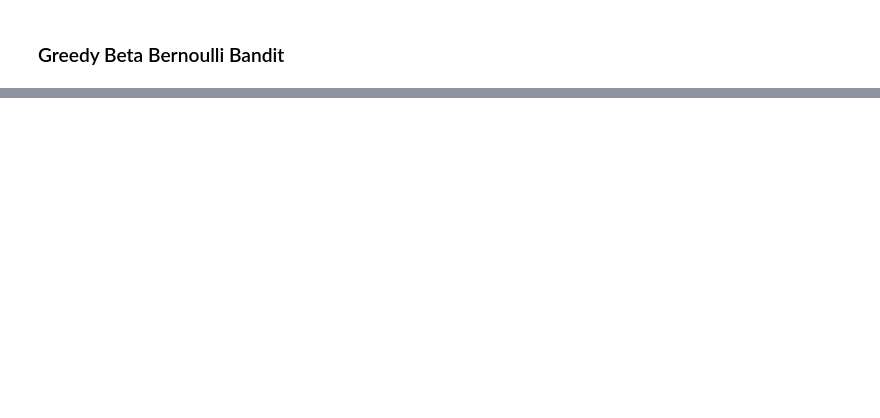
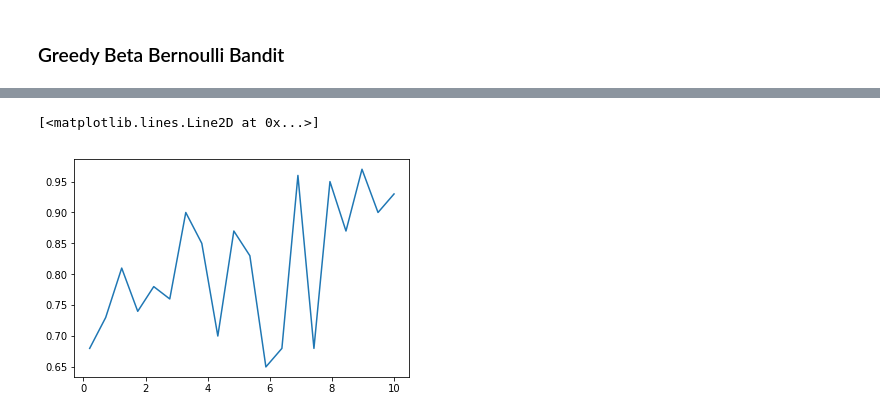
Before and after one commit to simeneide/phd-notes, a Jupyter notebook: general_notes/Beta-Bernoulli-thompson.ipynb, the cells around one changed output, grey strips where cells are left out. Saved outputs shown, nothing was run; the diff lists cells and outputs as text; code cells hidden in the pictures; blank space fills up the shorter version.

```diff
--- a/general_notes/Beta-Bernoulli-thompson.ipynb
+++ b/general_notes/Beta-Bernoulli-thompson.ipynb
@@ -193,0 +171,25 @@ Average reward over 100 runs: 0.7753999984264374. stddev: 0.037507862406920806
+# %%
+# Reparameterize beta
+beta_rvs2 = lambda theta, k : scipy.stats.distributions.beta.rvs(theta*k,k*(1-theta))
+# %%
+c_vals = np.linspace(0.2,10, 20)
+avg_reward = np.zeros(len(c_vals))
+for t, C in enumerate(c_vals):
+    alpha, beta = torch.ones(env.I), torch.ones(env.I)
+    r = torch.zeros(steps)
+    for i in range(steps):
+        # Select action
+        action_values = beta_rvs2(alpha/(alpha+beta), C*(alpha + beta))
+        action = action_values.argmax()
+        r[i] = env.step(action)
+
+        # update algorithm
+        alpha[action] += r[i]
+        beta[action] += 1-r[i]
+
+    avg_reward[t] = r.mean()
+
+plt.plot(c_vals, avg_reward)
+# %% [output]
+[<matplotlib.lines.Line2D at 0x...>]
+[figure, added]
```
Also changed, not shown: parts of 13 cells of this notebook.
